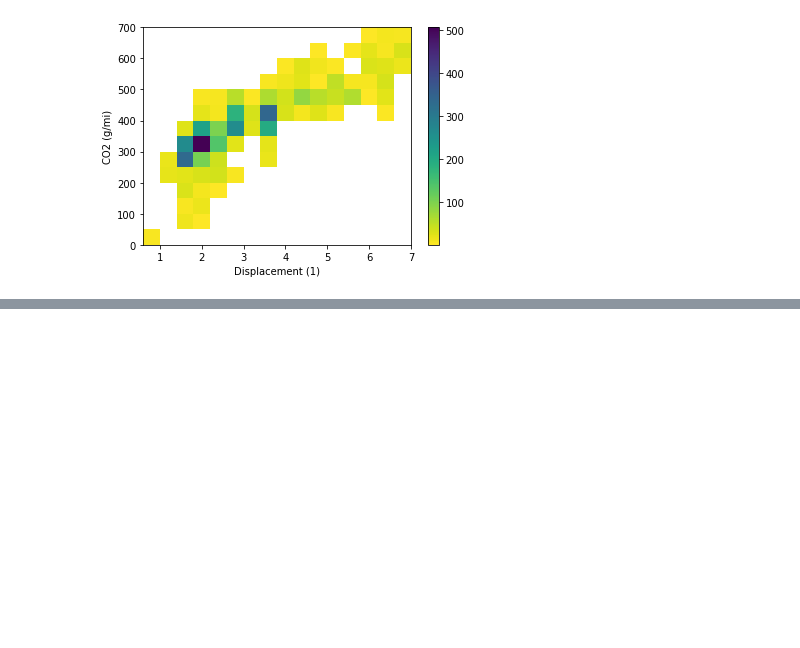
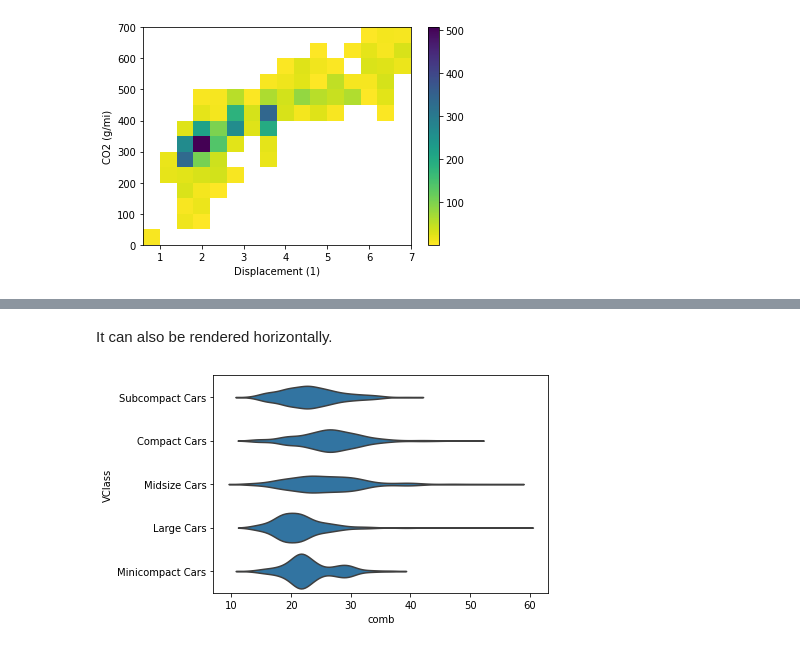
Before and after one commit to EsosaOrumwese/ALX-T-Nanodegree, a Jupyter notebook: Data Analytics/3. Data Visualization/Practice Notebook.ipynb, the cells around one changed output, grey strips where cells are left out. Drawn from its saved outputs; the diff is of its cells as text; code cells hidden in the pictures; blank space fills up the shorter version.

```diff
--- a/Data Analytics/3. Data Visualization/Practice Notebook.ipynb
+++ b/Data Analytics/3. Data Visualization/Practice Notebook.ipynb
@@ -755,0 +786,7 @@ plt.ylabel('CO2 (g/mi)');
+# %% [markdown]
+It can also be rendered horizontally.
+# %%
+sns.violinplot(data=fuel_econ, y='VClass', x='comb',
+               color=base_color, inner=None);
+# %% [output]
+[figure, added]
```
Also changed, not shown: parts of 11 cells of this notebook.
